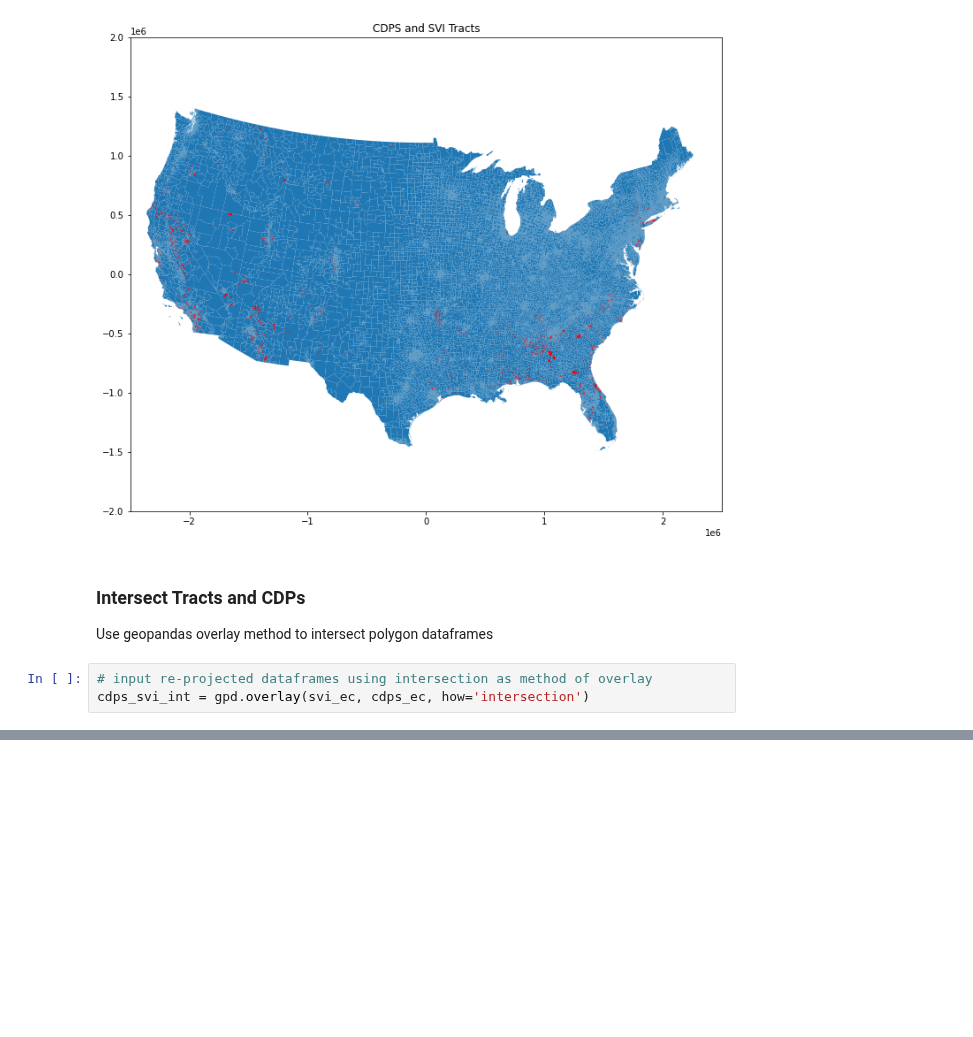
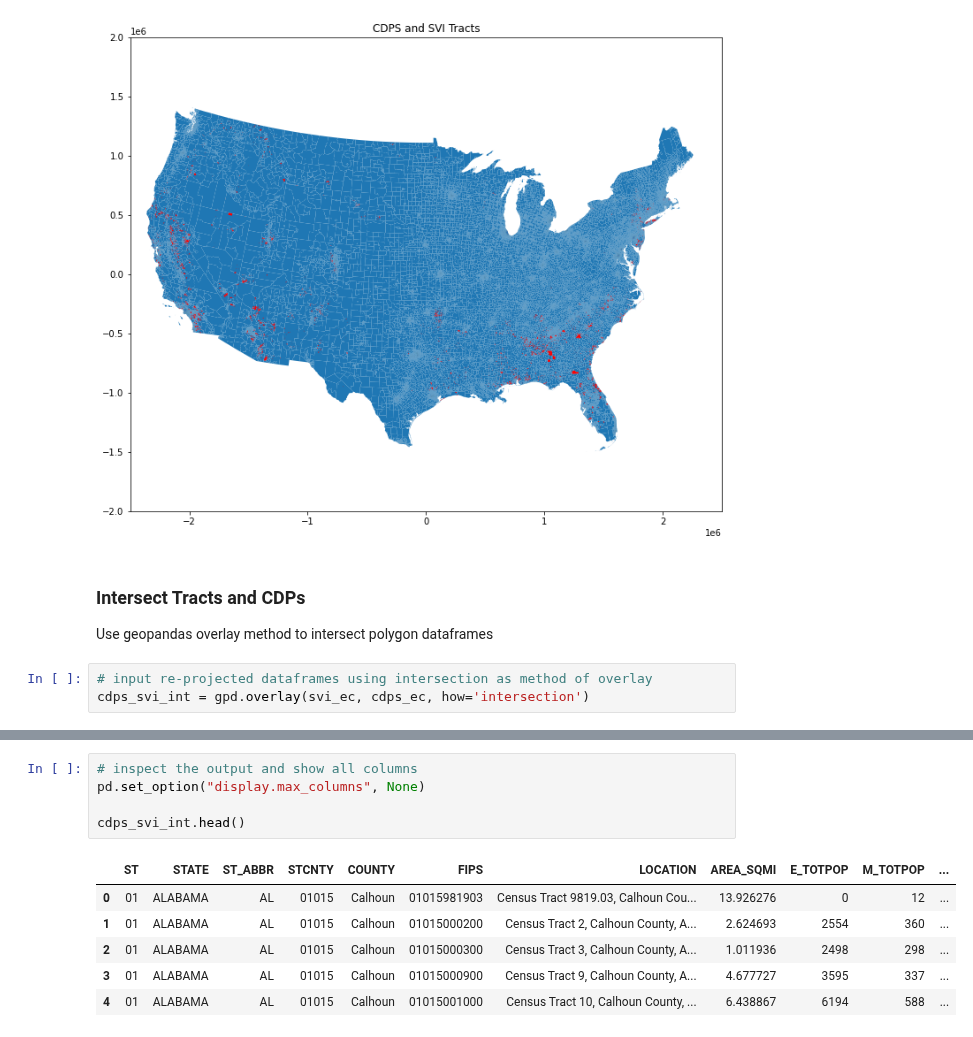
Before and after one commit to zac-stanley/us-communities-fire, a Jupyter notebook: notebooks/zs_plotting_reprojecting_intersecting.ipynb, the cells around one changed output, grey strips where cells are left out. Cells and saved outputs as stored; diff of their text form; blank space fills up the shorter version.

```diff
--- a/notebooks/zs_plotting_reprojecting_intersecting.ipynb
+++ b/notebooks/zs_plotting_reprojecting_intersecting.ipynb
@@ -139,0 +130,12 @@ ax.set(xlim=(-2500000, 2500000), ylim=(-2000000, 2000000));
+# %%
+# inspect the output and show all columns
+pd.set_option("display.max_columns", None)
+
+cdps_svi_int.head()
+# %% [output]
+|  | ST | STATE | ST_ABBR | STCNTY | COUNTY | FIPS | LOCATION | AREA_SQMI | E_TOTPOP | M_TOTPOP | ... |
+| 0 | 01 | ALABAMA | AL | 01015 | Calhoun | 01015981903 | Census Tract 9819.03, Calhoun Cou... | 13.926276 | 0 | 12 | ... |
+| 1 | 01 | ALABAMA | AL | 01015 | Calhoun | 01015000200 | Census Tract 2, Calhoun County, A... | 2.624693 | 2554 | 360 | ... |
+| 2 | 01 | ALABAMA | AL | 01015 | Calhoun | 01015000300 | Census Tract 3, Calhoun County, A... | 1.011936 | 2498 | 298 | ... |
+| 3 | 01 | ALABAMA | AL | 01015 | Calhoun | 01015000900 | Census Tract 9, Calhoun County, A... | 4.677727 | 3595 | 337 | ... |
+| 4 | 01 | ALABAMA | AL | 01015 | Calhoun | 01015001000 | Census Tract 10, Calhoun County, ... | 6.438867 | 6194 | 588 | ... |
```
Also changed, not shown: parts of 3 cells of this notebook.
